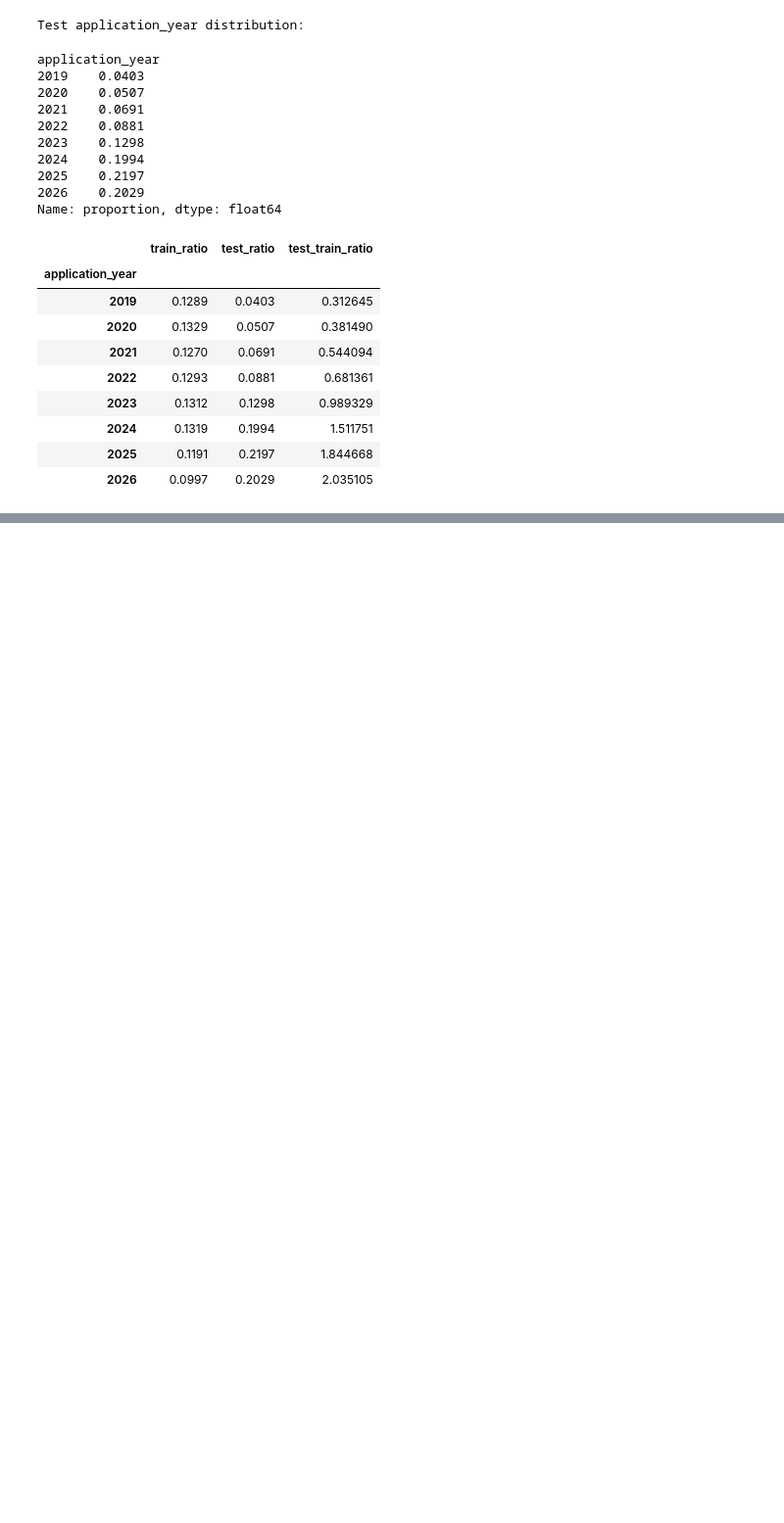
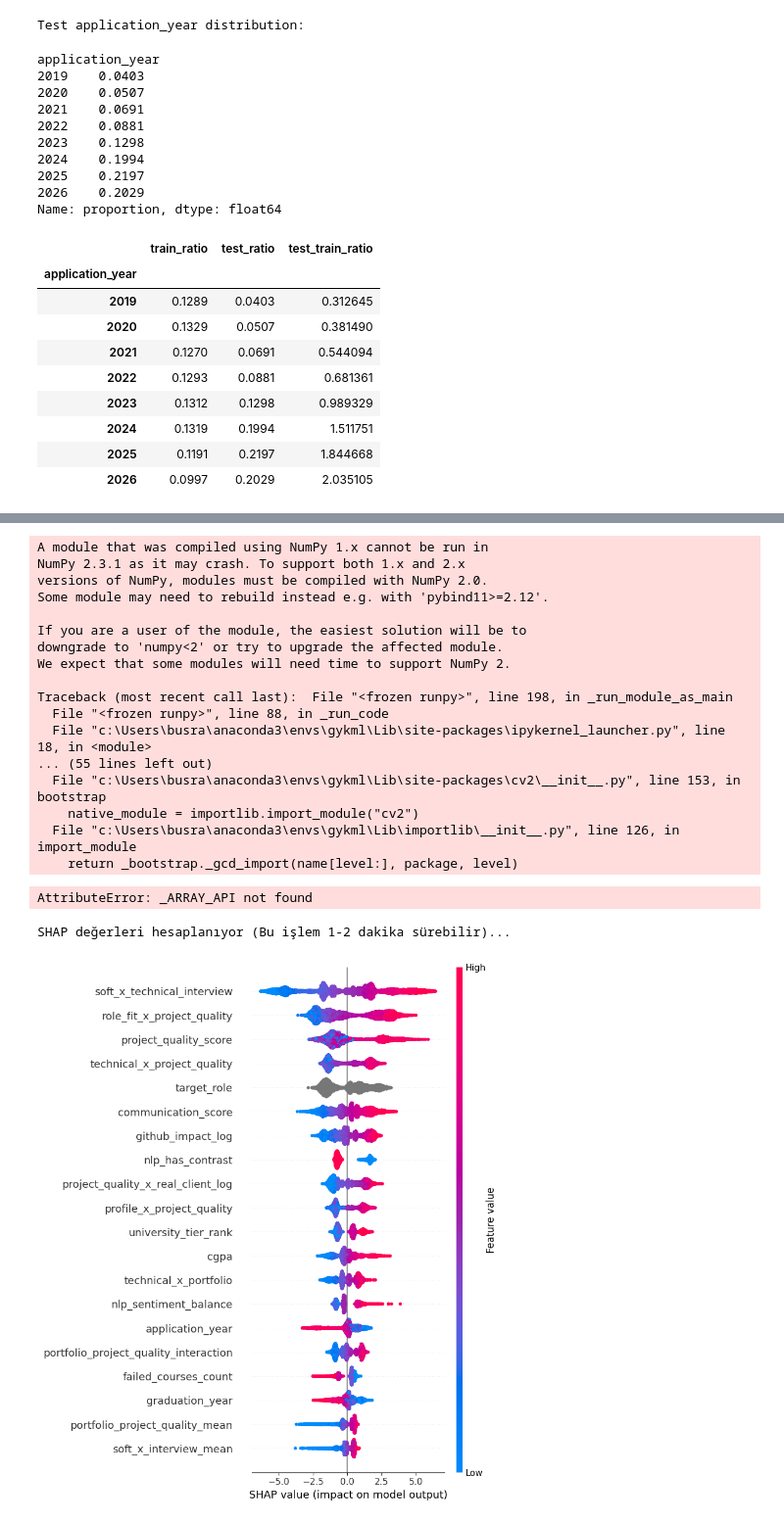
Before and after one commit to kompaz/BTK-Akademi-Datathon-2026, a Jupyter notebook: catboost_text_oof_feature_v1.ipynb, the cells around one changed output, grey strips where cells are left out. Shown at 98% size. Drawn from its saved outputs; the diff is of its cells as text; code cells hidden in the pictures; blank space fills up the shorter version.

```diff
--- a/catboost_text_oof_feature_v1.ipynb
+++ b/catboost_text_oof_feature_v1.ipynb
@@ -1802,0 +1994,31 @@ oof_preds = catboost_result["oof_preds"]
+# %%
+import shap
+
+print("SHAP değerleri hesaplanıyor (Bu işlem 1-2 dakika sürebilir)...")
+# Ağaç modelleri için SHAP Explainer
+explainer = shap.TreeExplainer(analysis_model)
+shap_values = explainer.shap_values(X)
+
+# SHAP Özet Grafiği (Summary Plot)
+shap.summary_plot(shap_values, X, max_display=20)
+# %% [output]
+A module that was compiled using NumPy 1.x cannot be run in
+NumPy 2.3.1 as it may crash. To support both 1.x and 2.x
+versions of NumPy, modules must be compiled with NumPy 2.0.
+Some module may need to rebuild instead e.g. with 'pybind11>=2.12'.
+
+If you are a user of the module, the easiest solution will be to
+downgrade to 'numpy<2' or try to upgrade the affected module.
+We expect that some modules will need time to support NumPy 2.
+
+Traceback (most recent call last):  File "<frozen runpy>", line 198, in _run_module_as_main
+  File "<frozen runpy>", line 88, in _run_code
+  File "c:\Users\busra\anaconda3\envs\gykml\Lib\site-packages\ipykernel_launcher.py", line 18, in <module>
+... (55 lines left out)
+  File "c:\Users\busra\anaconda3\envs\gykml\Lib\site-packages\cv2\__init__.py", line 153, in bootstrap
+    native_module = importlib.import_module("cv2")
+  File "c:\Users\busra\anaconda3\envs\gykml\Lib\importlib\__init__.py", line 126, in import_module
+    return _bootstrap._gcd_import(name[level:], package, level)
+AttributeError: _ARRAY_API not found
+SHAP değerleri hesaplanıyor (Bu işlem 1-2 dakika sürebilir)...
+[figure, added]
```
Also changed, not shown: parts of 11 cells of this notebook.
